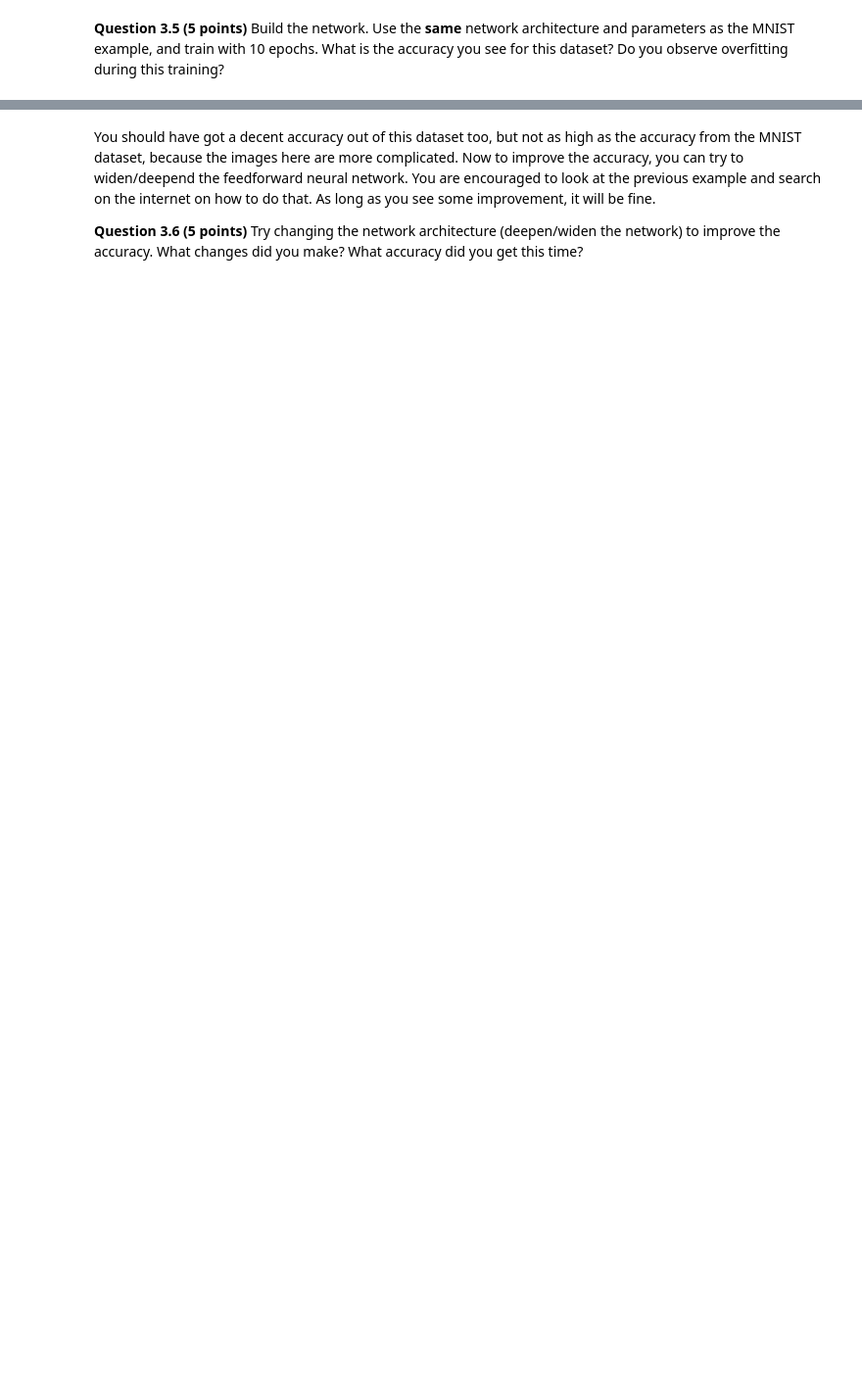
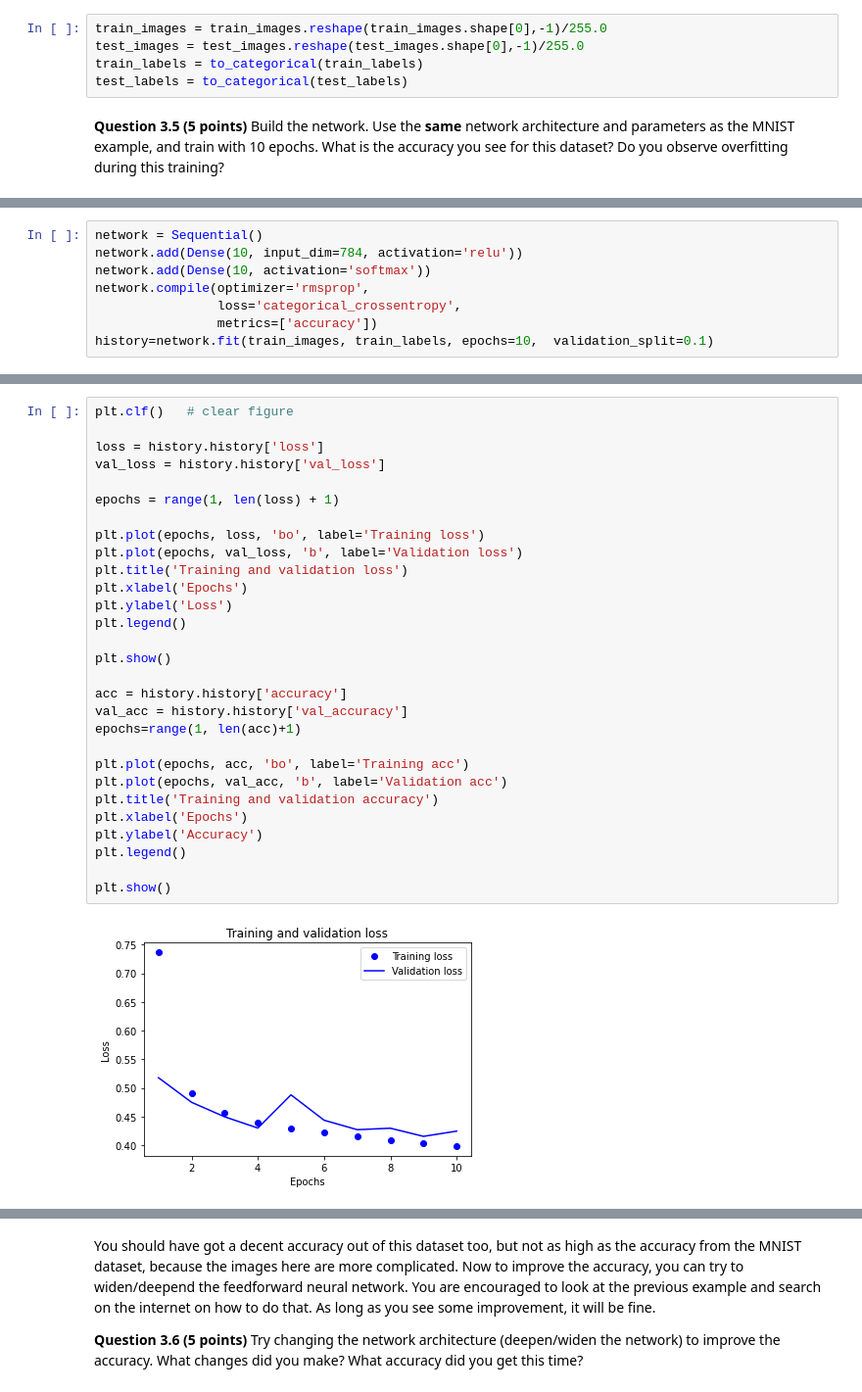
Before and after one commit to clelan24/CMSE202_Git_Started, a Jupyter notebook: hw_05/HW-05_TF-Kaedon_Cleland-Host.ipynb, the cells around one changed output, grey strips where cells are left out. Shown at 98% size. Drawn from its saved outputs; the diff is of its cells as text; blank space fills up the shorter version.

```diff
--- a/hw_05/HW-05_TF-Kaedon_Cleland-Host.ipynb
+++ b/hw_05/HW-05_TF-Kaedon_Cleland-Host.ipynb
@@ -288,2 +357,7 @@ We will now work on another dataset called fashion MNIST. Fashion MNIST is a dat
+# %%
+train_images = train_images.reshape(train_images.shape[0],-1)/255.0
+test_images = test_images.reshape(test_images.shape[0],-1)/255.0
+train_labels = to_categorical(train_labels)
+test_labels = to_categorical(test_labels)
 # %% [markdown]
 **Question 3.5 (5 points)** Build the network. Use the **same** network architecture and parameters as the MNIST example, and train with 10 epochs. What is the accuracy you see for this dataset? Do you observe overfitting during this training?
@@ -291,0 +364,8 @@ We will now work on another dataset called fashion MNIST. Fashion MNIST is a dat
+# %%
+network = Sequential()
+network.add(Dense(10, input_dim=784, activation='relu'))
+network.add(Dense(10, activation='softmax'))
+network.compile(optimizer='rmsprop',
+                loss='categorical_crossentropy',
+                metrics=['accuracy'])
+history=network.fit(train_images, train_labels, epochs=10,  validation_split=0.1)
@@ -291,0 +393,31 @@ We will now work on another dataset called fashion MNIST. Fashion MNIST is a dat
+# %%
+plt.clf()   # clear figure
+
+loss = history.history['loss']
+val_loss = history.history['val_loss']
+
+epochs = range(1, len(loss) + 1)
+
+plt.plot(epochs, loss, 'bo', label='Training loss')
+plt.plot(epochs, val_loss, 'b', label='Validation loss')
+plt.title('Training and validation loss')
+plt.xlabel('Epochs')
+plt.ylabel('Loss')
+plt.legend()
+
+plt.show()
+
+acc = history.history['accuracy']
+val_acc = history.history['val_accuracy']
+epochs=range(1, len(acc)+1)
+
+plt.plot(epochs, acc, 'bo', label='Training acc')
+plt.plot(epochs, val_acc, 'b', label='Validation acc')
+plt.title('Training and validation accuracy')
+plt.xlabel('Epochs')
+plt.ylabel('Accuracy')
+plt.legend()
+
+plt.show()
+# %% [output]
+[figure, added]
```
Also changed, not shown: parts of 24 cells of this notebook.
